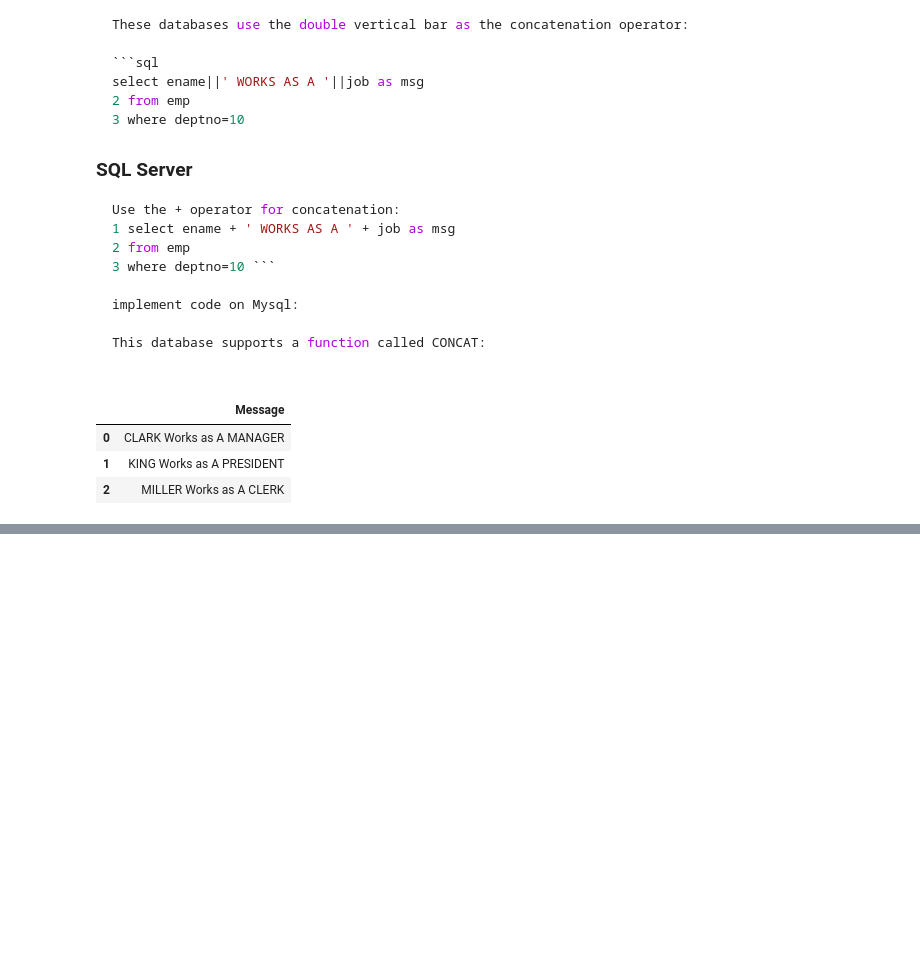
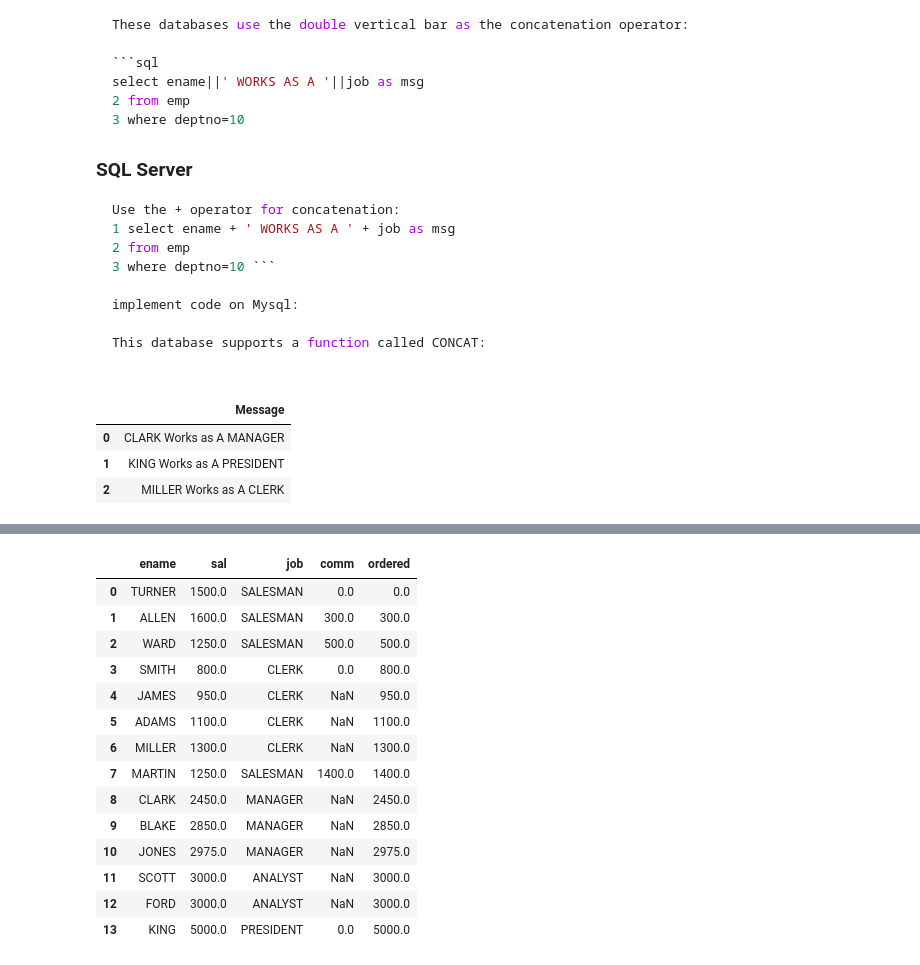
Before and after one commit to alinemati45/mysql_code_leetcode, a Jupyter notebook: SQL Cookbook for MySQL-Legion.ipynb, the cells around one changed output, grey strips where cells are left out. Cells and saved outputs as stored; diff of their text form; code cells hidden in the pictures; blank space fills up the shorter version.

```diff
--- a/SQL Cookbook for MySQL-Legion.ipynb
+++ b/SQL Cookbook for MySQL-Legion.ipynb
@@ -423,0 +960,26 @@ where deptno = 10
+# %%
+query('''
+select ename,sal,job,comm,
+case
+    when job = 'SALESMAN'
+    then comm else sal
+    end as ordered
+from emp
+order by 5
+''')
+# %% [output]
+|  | ename | sal | job | comm | ordered |
+| 0 | TURNER | 1500.0 | SALESMAN | 0.0 | 0.0 |
+| 1 | ALLEN | 1600.0 | SALESMAN | 300.0 | 300.0 |
+| 2 | WARD | 1250.0 | SALESMAN | 500.0 | 500.0 |
+| 3 | SMITH | 800.0 | CLERK | 0.0 | 800.0 |
+| 4 | JAMES | 950.0 | CLERK | NaN | 950.0 |
+| 5 | ADAMS | 1100.0 | CLERK | NaN | 1100.0 |
+| 6 | MILLER | 1300.0 | CLERK | NaN | 1300.0 |
+| 7 | MARTIN | 1250.0 | SALESMAN | 1400.0 | 1400.0 |
+| 8 | CLARK | 2450.0 | MANAGER | NaN | 2450.0 |
+| 9 | BLAKE | 2850.0 | MANAGER | NaN | 2850.0 |
+| 10 | JONES | 2975.0 | MANAGER | NaN | 2975.0 |
+| 11 | SCOTT | 3000.0 | ANALYST | NaN | 3000.0 |
+| 12 | FORD | 3000.0 | ANALYST | NaN | 3000.0 |
+| 13 | KING | 5000.0 | PRESIDENT | 0.0 | 5000.0 |
```
Also changed, not shown: parts of 63 cells of this notebook, 2 other files.
